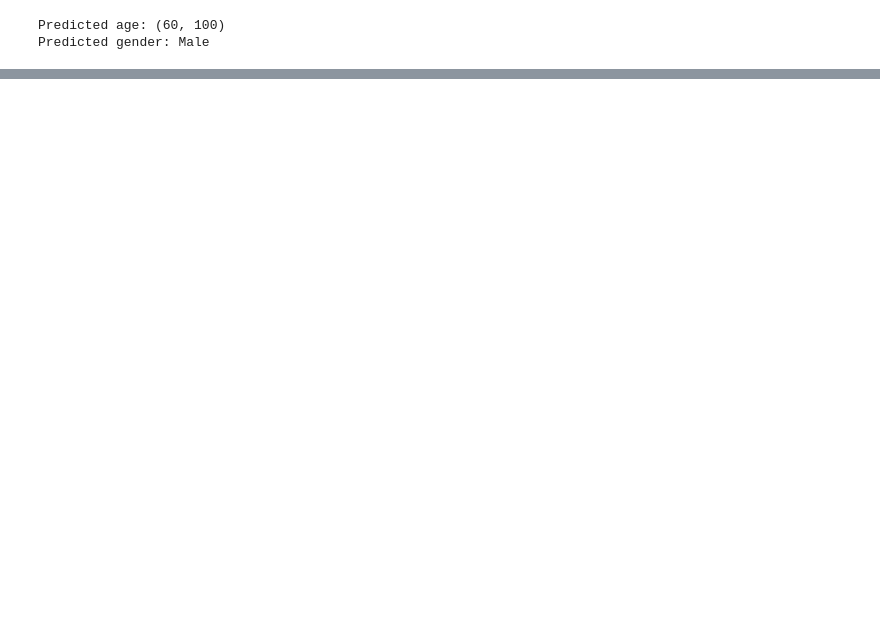
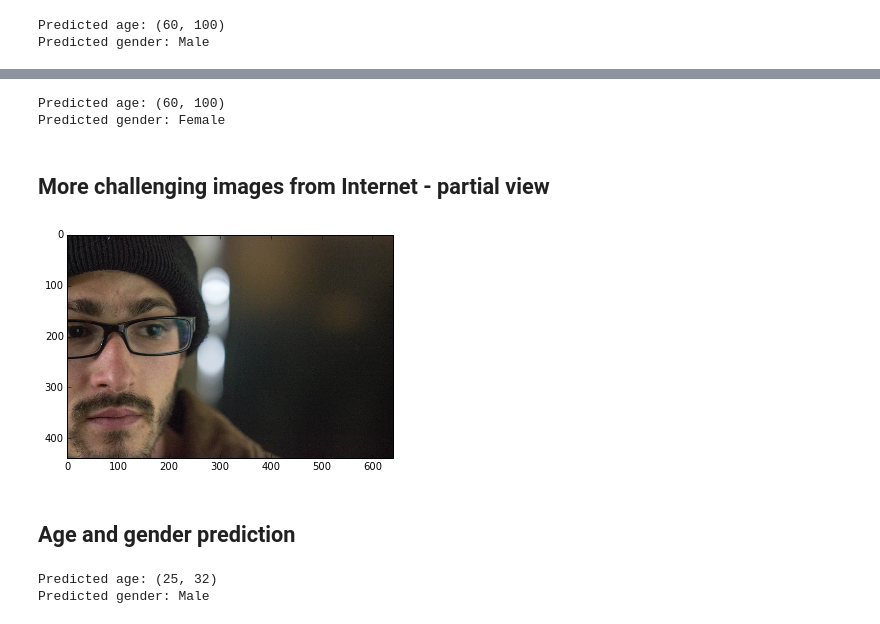
Before and after one commit to nlesc-sherlock/deeplearning, a Jupyter notebook: notebooks/age_genger_classification.ipynb, the cells around one changed output, grey strips where cells are left out. Cells and saved outputs as stored; diff of their text form; code cells hidden in the pictures; blank space fills up the shorter version.

```diff
--- a/notebooks/age_genger_classification.ipynb
+++ b/notebooks/age_genger_classification.ipynb
@@ -141,0 +142,28 @@ Predicted gender: Male
+# %%
+prediction4 = age_net.predict([input_image4])
+print 'Predicted age:', age_list[prediction4[0].argmax()]
+
+prediction4 = gender_net.predict([input_image4])
+print 'Predicted gender:', gender_list[prediction4[0].argmax()]
+# %% [output]
+Predicted age: (60, 100)
+Predicted gender: Female
+# %% [markdown]
+## More challenging images from Internet - partial view
+# %%
+example_image5 = data_path + 'man_glasses_beard_occluded.jpg'
+input_image5 = caffe.io.load_image(example_image5)
+_ = plt.imshow(input_image5)
+# %% [output]
+[figure, added]
+# %% [markdown]
+## Age and gender prediction
+# %%
+prediction5 = age_net.predict([input_image5])
+print 'Predicted age:', age_list[prediction5[0].argmax()]
+
+prediction5 = gender_net.predict([input_image5])
+print 'Predicted gender:', gender_list[prediction5[0].argmax()]
+# %% [output]
+Predicted age: (25, 32)
+Predicted gender: Male
```
Also changed, not shown: parts of 30 cells of this notebook.
